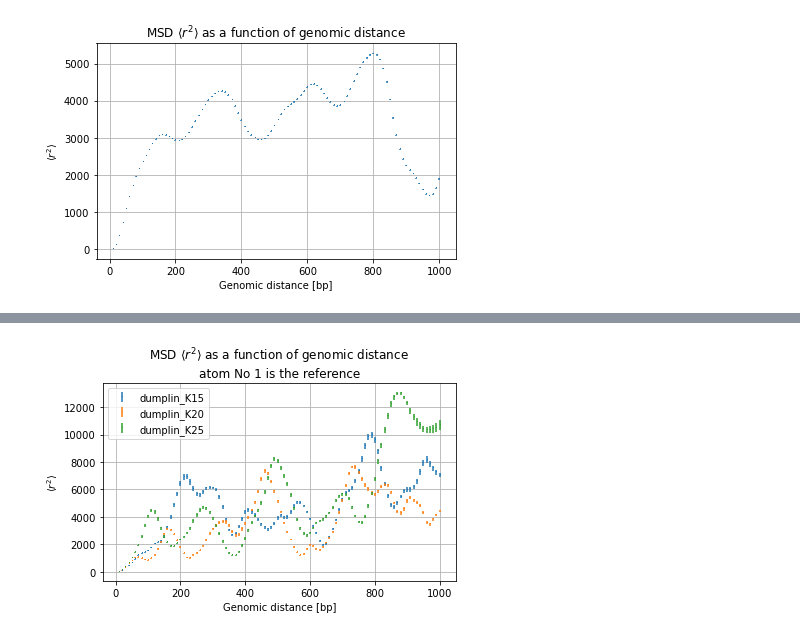
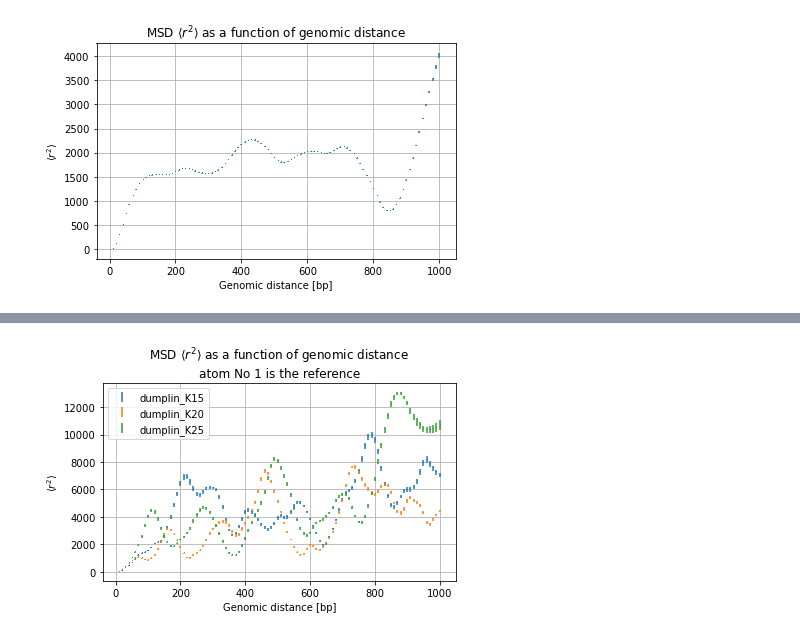
Before and after one commit to PHouzel/So-many-chromosomes, a Jupyter notebook: analysis/r2mean-from-lammps-traj.ipynb, the cells around one changed output, grey strips where cells are left out. Drawn from its saved outputs; the diff is of its cells as text; code cells hidden in the pictures.

```diff
--- a/analysis/r2mean-from-lammps-traj.ipynb
+++ b/analysis/r2mean-from-lammps-traj.ipynb
@@ -82,9 +82,9 @@ def plotMSDs(directory,delta=1,samplesize=100,refatom=None,compareruns=False):
     plt.show()
 # %%
 %%time
-directory = '../run2-1000/dumplin_K100_2'
+directory = '../run2-1000/dumplin_K45'
 delta = 10 # difference in gendist between adjacent data points in the plot
 samplesize = 1000 # No of randomly chosen pairs of atoms from which MSD is calculated for each gendist
 plotMSDs(directory,delta,samplesize,compareruns=False)
 # %% [output]
-[figure, old version]
+[figure, new version]
```
Also changed, not shown: parts of 1 cell of this notebook, 14 other files.
